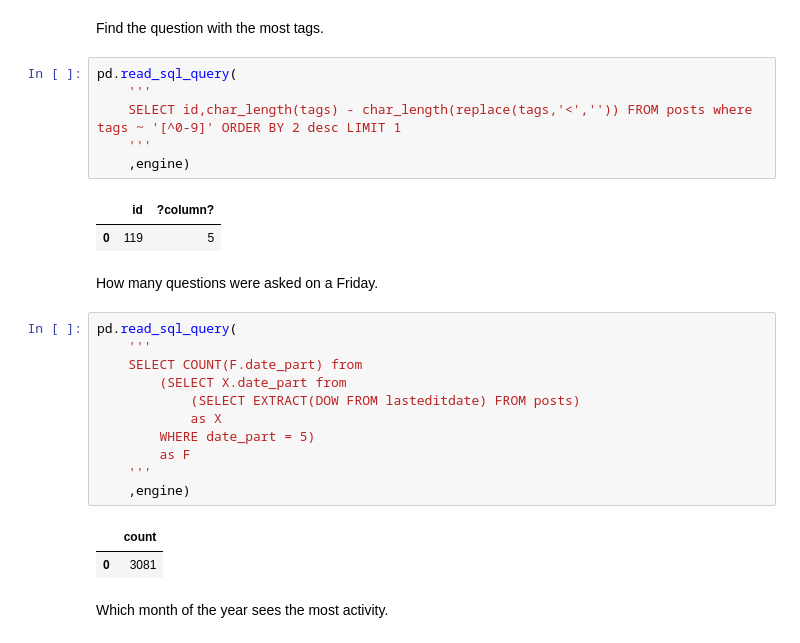
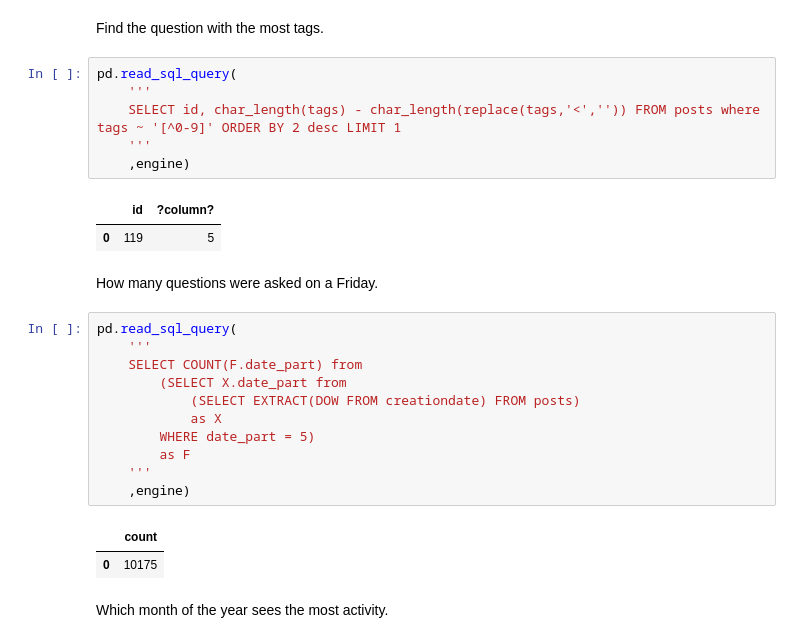
Before and after one commit to CrypticSloth/SchoolWork, a Jupyter notebook: CSCI340Databases/Project2/psqlWithLanguage.ipynb, the cells around one changed output. Saved outputs shown, nothing was run; the diff lists cells and outputs as text.

```diff
--- a/CSCI340Databases/Project2/psqlWithLanguage.ipynb
+++ b/CSCI340Databases/Project2/psqlWithLanguage.ipynb
@@ -61,7 +61,7 @@ Find the question with the most tags.
 # %%
 pd.read_sql_query(
     '''
-    SELECT id,char_length(tags) - char_length(replace(tags,'<','')) FROM posts where tags ~ '[^0-9]' ORDER BY 2 desc LIMIT 1
+    SELECT id, char_length(tags) - char_length(replace(tags,'<','')) FROM posts where tags ~ '[^0-9]' ORDER BY 2 desc LIMIT 1
     '''
     ,engine)
 # %% [output]
@@ -72,16 +72,16 @@ How many questions were asked on a Friday.
 # %%
 pd.read_sql_query(
     '''
     SELECT COUNT(F.date_part) from
         (SELECT X.date_part from
-            (SELECT EXTRACT(DOW FROM lasteditdate) FROM posts)
+            (SELECT EXTRACT(DOW FROM creationdate) FROM posts)
             as X
         WHERE date_part = 5)
         as F
     '''
     ,engine)
 # %% [output]
 |  | count |
-| 0 | 3081 |
+| 0 | 10175 |
 # %% [markdown]
 Which month of the year sees the most activity.
```
Also changed, not shown: parts of 10 cells of this notebook.
